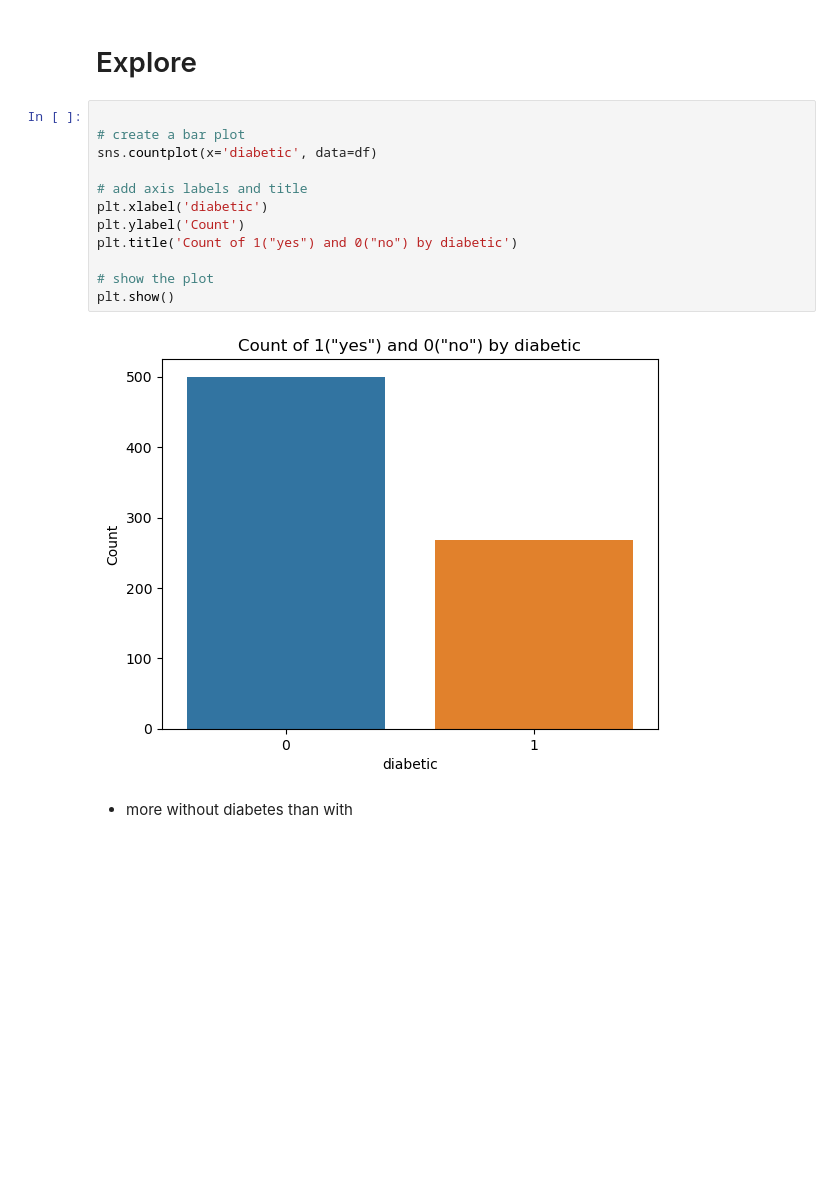
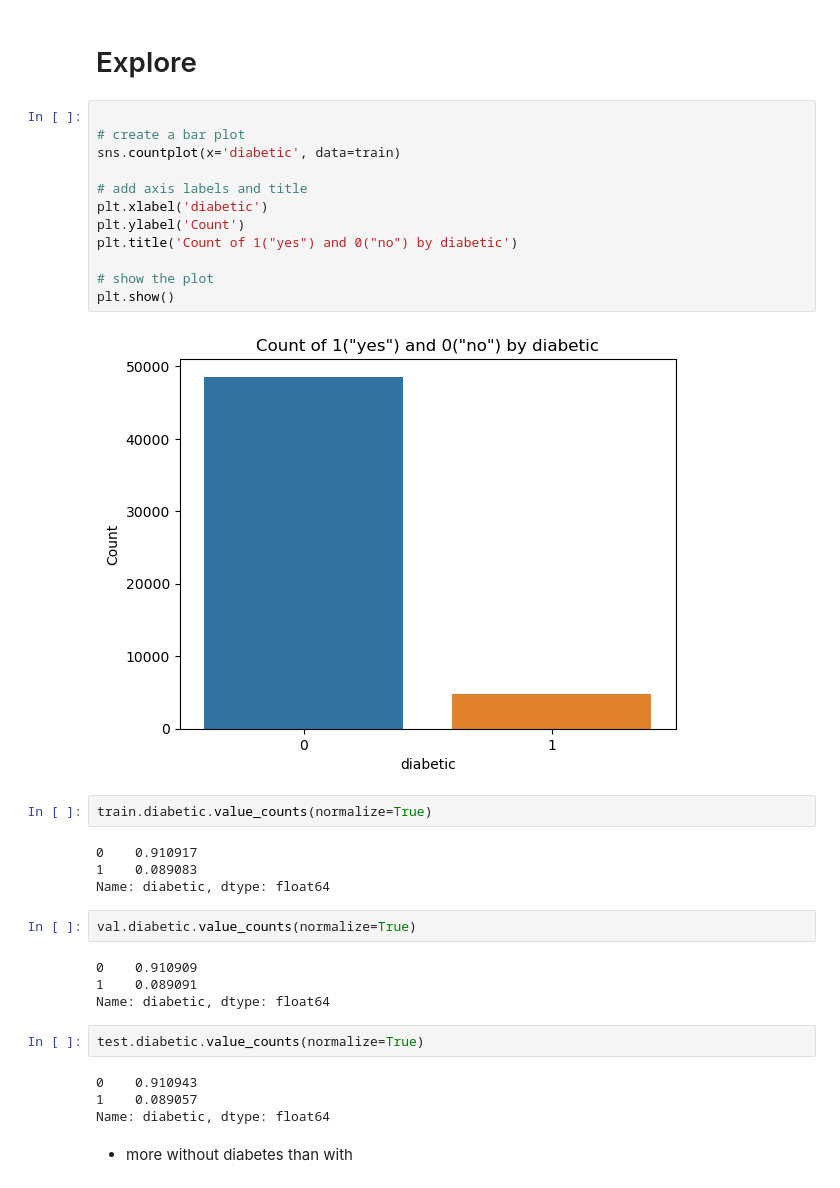
Before and after one commit to Jburch01/diabetes_classification_project, a Jupyter notebook: explore.ipynb, the cells around one changed output. Drawn from its saved outputs; the diff is of its cells as text; blank space fills up the shorter version.

```diff
--- a/explore.ipynb
+++ b/explore.ipynb
@@ -20,17 +38,35 @@ train.shape, val.shape, test.shape
 # %%
 
 # create a bar plot
-sns.countplot(x='diabetic', data=df)
+sns.countplot(x='diabetic', data=train)
 
 # add axis labels and title
 plt.xlabel('diabetic')
 plt.ylabel('Count')
 plt.title('Count of 1("yes") and 0("no") by diabetic')
 
 # show the plot
 plt.show()
 # %% [output]
-[figure, old version]
+[figure, new version]
+# %%
+train.diabetic.value_counts(normalize=True)
+# %% [output]
+0    0.910917
+1    0.089083
+Name: diabetic, dtype: float64
+# %%
+val.diabetic.value_counts(normalize=True)
+# %% [output]
+0    0.910909
+1    0.089091
+Name: diabetic, dtype: float64
+# %%
+test.diabetic.value_counts(normalize=True)
+# %% [output]
+0    0.910943
+1    0.089057
+Name: diabetic, dtype: float64
 # %% [markdown]
 - more without diabetes than with
 # %% [markdown]
```
Also changed, not shown: parts of 72 cells of this notebook.
